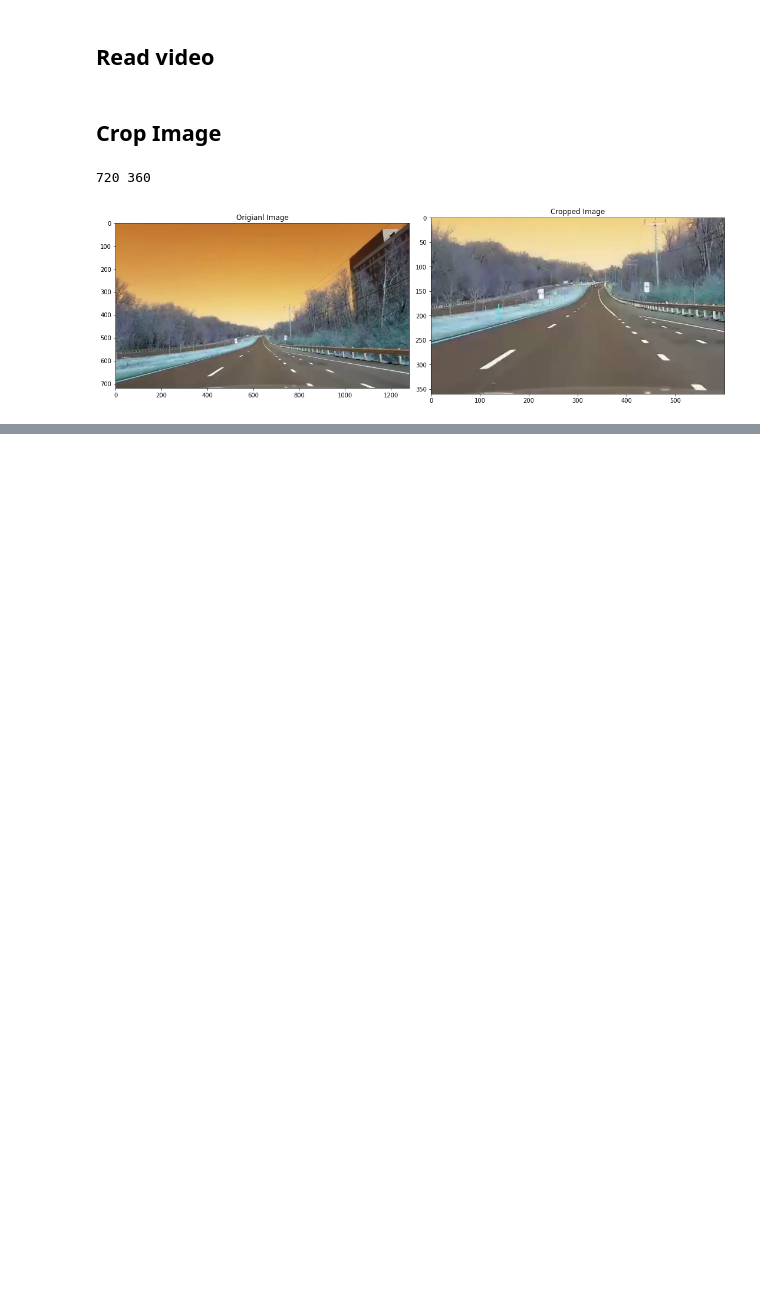
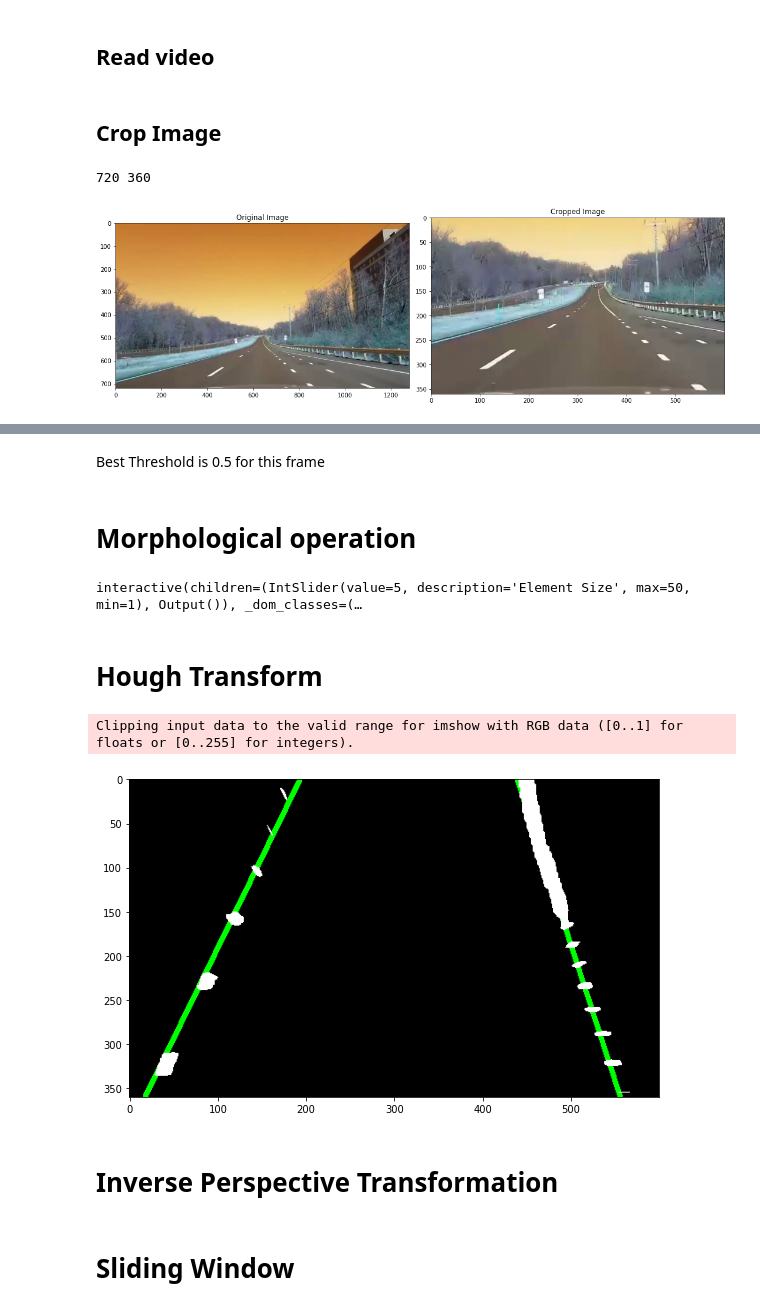
Before and after one commit to Ali-Hossam/Video-Lane-Detection, a Jupyter notebook: Lane Detection.ipynb, the cells around one changed output, grey strips where cells are left out. Cells and saved outputs as stored; diff of their text form; code cells hidden in the pictures; blank space fills up the shorter version.

```diff
--- a/Lane Detection.ipynb
+++ b/Lane Detection.ipynb
@@ -188,0 +185,43 @@ io.imshow(result, cmap='gray')
+# %% [markdown]
+Best Threshold is 0.5 for this frame
+# %% [markdown]
+# Morphological operation
+# %%
+from skimage import morphology
+
+opened_img = None
+def apply_erosion(img, element_size):
+    """Applies opening morphological operation."""
+    global opened_img
+
+    element = morphology.square(element_size)
+    opened_img = morphology.binary_erosion(img, element)
+
+    # Display the opened image
+    plt.figure(figsize=(6, 6))
+    plt.imshow(opened_img, cmap='gray')
+    plt.title(f'Morphological Opening (Element Size: {element_size})')
+    plt.show()
+
+# Create a slider for the element size parameter
+element_size_slider = IntSlider(min=1, max=50, step=1, value=5, description='Element Size')
+
+# Create the interactive widget
+interact(apply_erosion, img=fixed(binary_img), element_size=element_size_slider);
+# %% [output]
+interactive(children=(IntSlider(value=5, description='Element Size', max=50, min=1), Output()), _dom_classes=(…
+# %% [markdown]
+# Hough Transform
+# %%
+from Functions.hough_transform_module import Hough
+hough_ = Hough(4, 200)
+# %%
+r1, theta1, r2, theta2 = hough_.get_polar_coorindates(opened_img)
+hough_.plot_lanes_with_mask(opened_img, r1, theta1, r2, theta2)
+# %% [output]
+Clipping input data to the valid range for imshow with RGB data ([0..1] for floats or [0..255] for integers).
+[figure, added]
+# %% [markdown]
+# Inverse Perspective Transformation
+# %% [markdown]
+# Sliding Window
```
Also changed, not shown: parts of 31 cells of this notebook.
